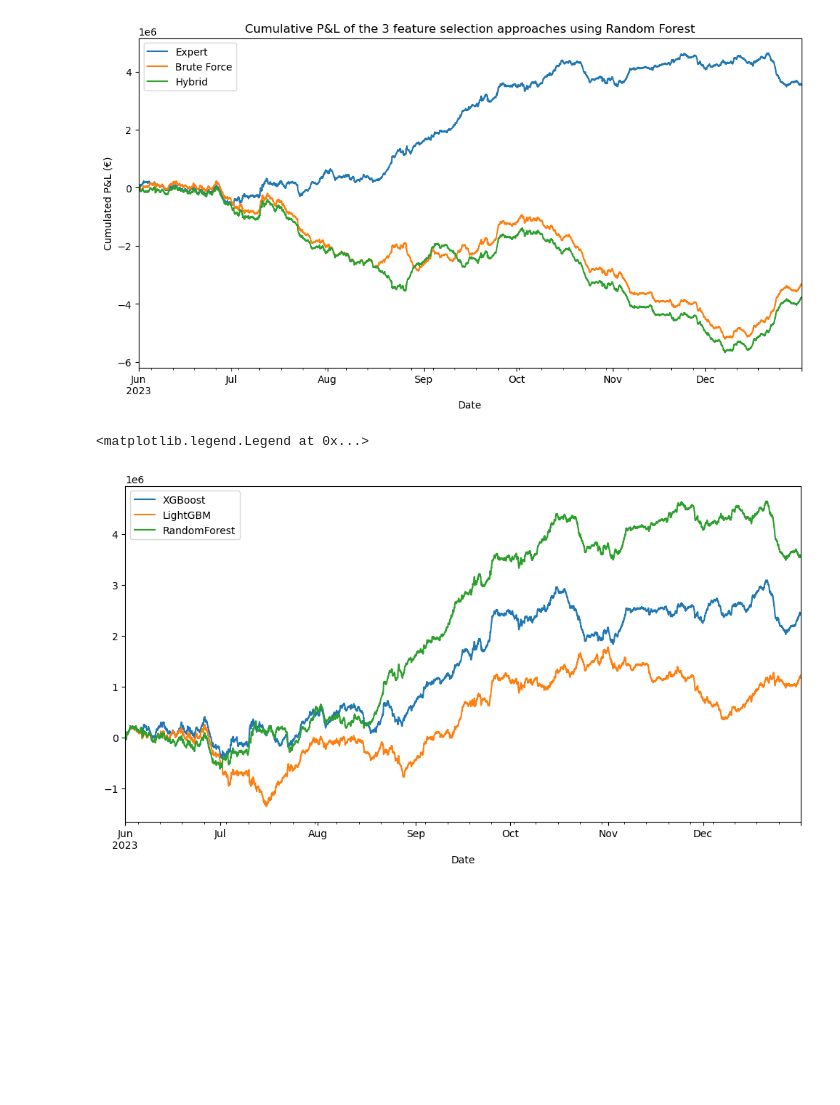
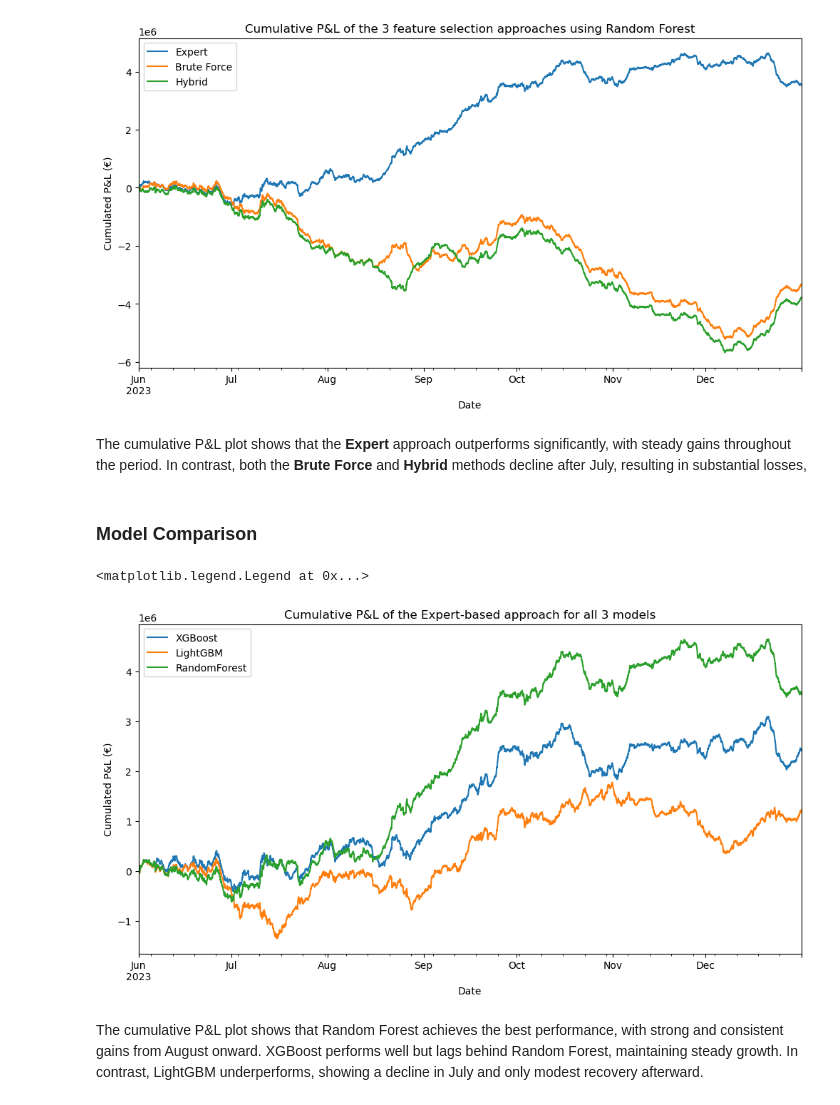
Before and after one commit to anthonymakarewicz/algo-electricity-trading, a Jupyter notebook: model_evaluation.ipynb, the cells around one changed output. Cells and saved outputs as stored; diff of their text form; code cells hidden in the pictures; blank space fills up the shorter version.

```diff
--- a/model_evaluation.ipynb
+++ b/model_evaluation.ipynb
@@ -395,11 +408,19 @@ plt.legend()
 plt.show()
 # %% [output]
 [figure]
+# %% [markdown]
+The cumulative P&L plot shows that the **Expert** approach outperforms significantly, with steady gains throughout the period. In contrast, both the **Brute Force** and **Hybrid** methods decline after July, resulting in substantial losses,
+# %% [markdown]
+### **Model Comparison**
 # %%
 results_xgb_expert['pnl_cumsum'].plot(figsize=(12, 6), label="XGBoost")
 results_lgb_expert['pnl_cumsum'].plot(figsize=(12, 6), label="LightGBM")
 results_rf_expert['pnl_cumsum'].plot(figsize=(12, 6), label="RandomForest")
+plt.ylabel("Cumulated P&L (€)")
+plt.title("Cumulative P&L of the Expert-based approach for all 3 models")
 plt.legend()
 # %% [output]
 <matplotlib.legend.Legend at 0x...>
-[figure, old version]
+[figure, new version]
+# %% [markdown]
+The cumulative P&L plot shows that Random Forest achieves the best performance, with strong and consistent gains from August onward. XGBoost performs well but lags behind Random Forest, maintaining steady growth. In contrast, LightGBM underperforms, showing a decline in July and only modest recovery afterward.
```
Also changed, not shown: parts of 11 cells of this notebook, 2 other files.
